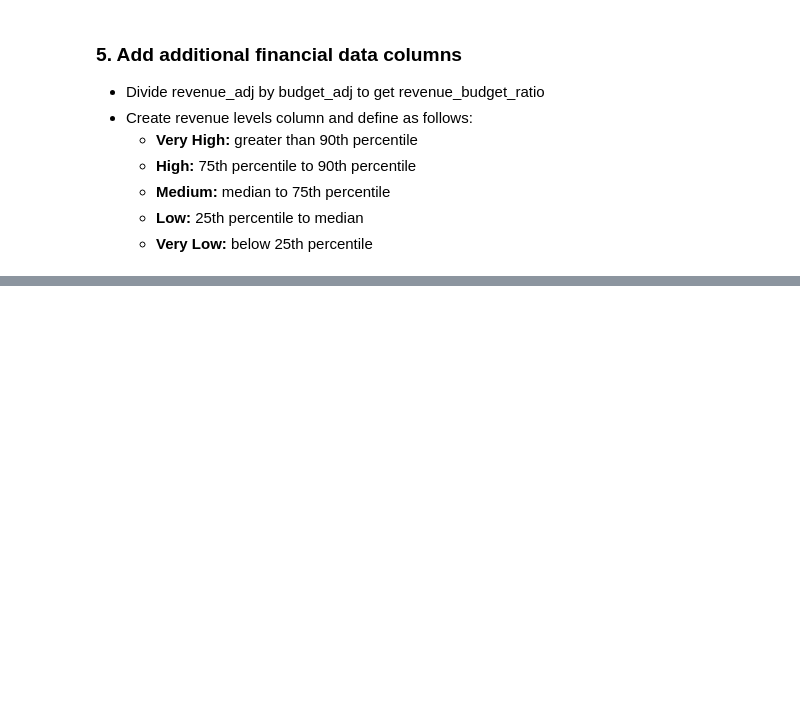
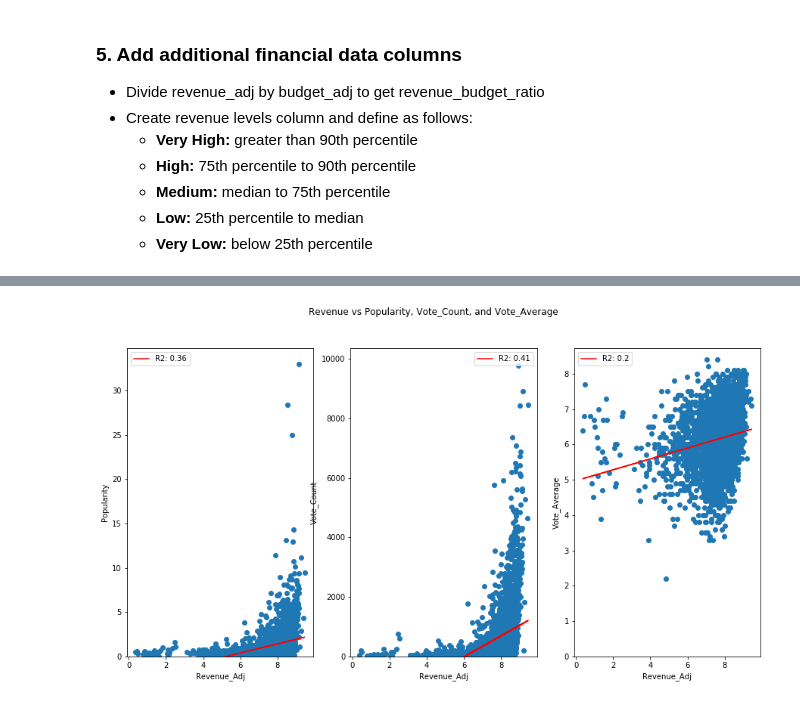
Before and after one commit to sjmiller8182/movie_dataset, a Jupyter notebook: Movies.ipynb, the cells around one changed output, grey strips where cells are left out. Saved outputs shown, nothing was run; the diff lists cells and outputs as text; code cells hidden in the pictures; blank space fills up the shorter version.

```diff
--- a/Movies.ipynb
+++ b/Movies.ipynb
@@ -363,0 +347,23 @@ time_plot(data,
+# %%
+from scipy.stats import linregress as linreg
+
+fig, ax = plt.subplots( ncols=3, figsize = (15,7.5))
+
+x = np.log10(m_data.revenue_adj)
+features = ['popularity','vote_count','vote_average']
+feat = 0
+
+for col in ax:
+    y = m_data[features[feat]]
+    col.scatter(x, y, label = None)
+    m, b, r2, pv, std_error = linreg(x, y)
+    col.plot(x, m * x + b, label = 'R2: ' + str(np.round(r2,2)), c= 'r')
+    col.set_ylabel(features[feat].title())
+    col.set_xlabel('Revenue_Adj')
+    col.set_ylim(0)
+    col.legend()
+    feat += 1
+fig.suptitle('Revenue vs Popularity, Vote_Count, and Vote_Average')
+plt.show()
+# %% [output]
+[figure, added]
```
Also changed, not shown: parts of 69 cells of this notebook.
